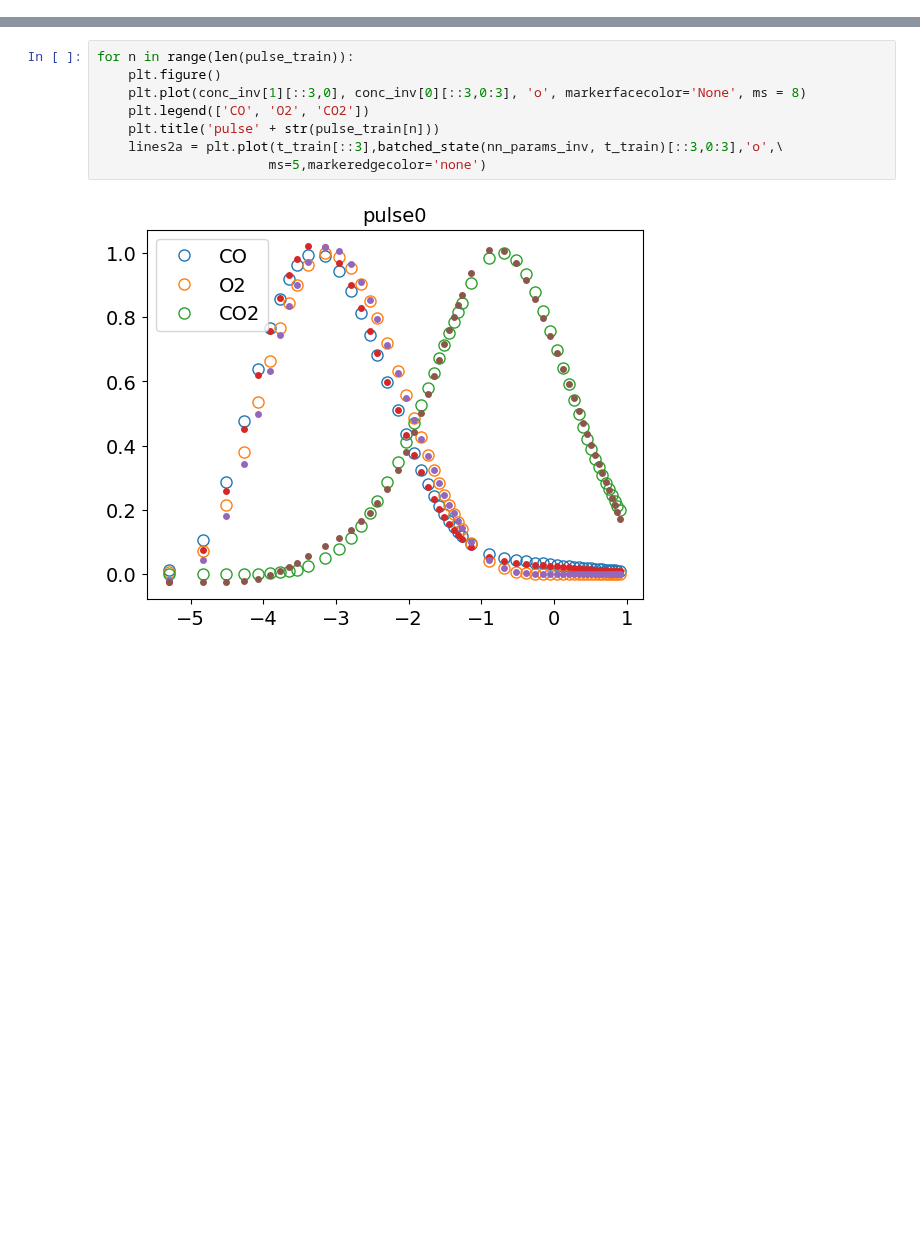
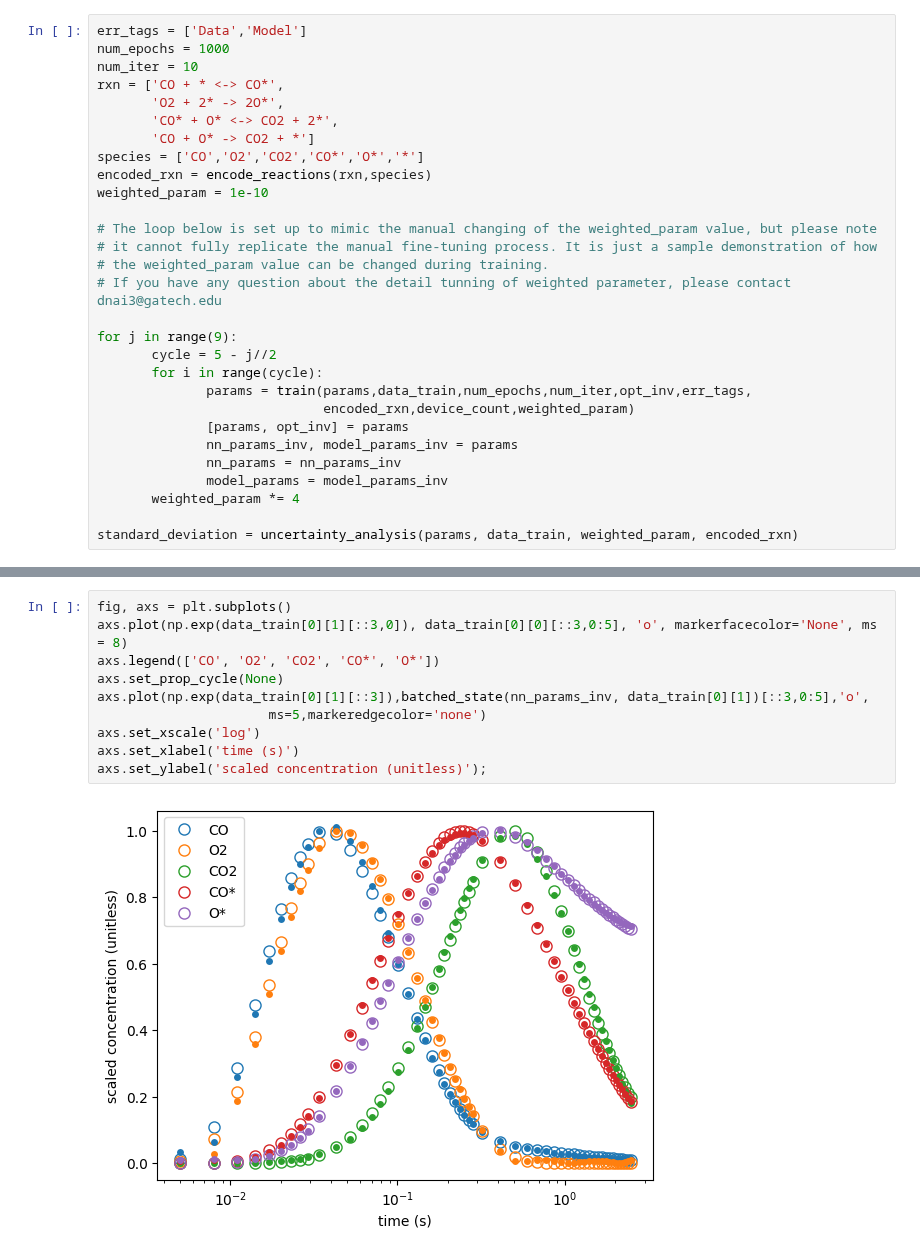
Before and after one commit to medford-group/kinn-tap, a Jupyter notebook: scripts/kinns/CO_oxidation_single_ideal.ipynb, the cells around one changed output, grey strips where cells are left out. Saved outputs shown, nothing was run; the diff lists cells and outputs as text; blank space fills up the shorter version.

```diff
--- a/scripts/kinns/CO_oxidation_single_ideal.ipynb
+++ b/scripts/kinns/CO_oxidation_single_ideal.ipynb
@@ -329,0 +21,29 @@ Wall time: 52min 56s
+# %%
+err_tags = ['Data','Model']
+num_epochs = 1000
+num_iter = 10
+rxn = ['CO + * <-> CO*',
+       'O2 + 2* -> 2O*',
+       'CO* + O* <-> CO2 + 2*',
+       'CO + O* -> CO2 + *']
+species = ['CO','O2','CO2','CO*','O*','*']
+encoded_rxn = encode_reactions(rxn,species)
+weighted_param = 1e-10
+
+# The loop below is set up to mimic the manual changing of the weighted_param value, but please note
+# it cannot fully replicate the manual fine-tuning process. It is just a sample demonstration of how
+# the weighted_param value can be changed during training.
+# If you have any question about the detail tunning of weighted parameter, please contact dnai3@gatech.edu
+
+for j in range(9):
+       cycle = 5 - j//2
+       for i in range(cycle):
+              params = train(params,data_train,num_epochs,num_iter,opt_inv,err_tags,
+                             encoded_rxn,device_count,weighted_param)
+              [params, opt_inv] = params
+              nn_params_inv, model_params_inv = params
+              nn_params = nn_params_inv
+              model_params = model_params_inv
+       weighted_param *= 4
+
+standard_deviation = uncertainty_analysis(params, data_train, weighted_param, encoded_rxn)
@@ -330,10 +55,12 @@ Wall time: 52min 56s
 # %%
-for n in range(len(pulse_train)):
-    plt.figure()
-    plt.plot(conc_inv[1][::3,0], conc_inv[0][::3,0:3], 'o', markerfacecolor='None', ms = 8)
-    plt.legend(['CO', 'O2', 'CO2'])
-    plt.title('pulse' + str(pulse_train[n]))
-    lines2a = plt.plot(t_train[::3],batched_state(nn_params_inv, t_train)[::3,0:3],'o',\
+fig, axs = plt.subplots()
+axs.plot(np.exp(data_train[0][1][::3,0]), data_train[0][0][::3,0:5], 'o', markerfacecolor='None', ms = 8)
+axs.legend(['CO', 'O2', 'CO2', 'CO*', 'O*'])
+axs.set_prop_cycle(None)
+axs.plot(np.exp(data_train[0][1][::3]),batched_state(nn_params_inv, data_train[0][1])[::3,0:5],'o',
                       ms=5,markeredgecolor='none')
+axs.set_xscale('log')
+axs.set_xlabel('time (s)')
+axs.set_ylabel('scaled concentration (unitless)');
 # %% [output]
-[figure, old version]
+[figure, new version]
```
Also changed, not shown: parts of 26 cells of this notebook, 3 other files.
